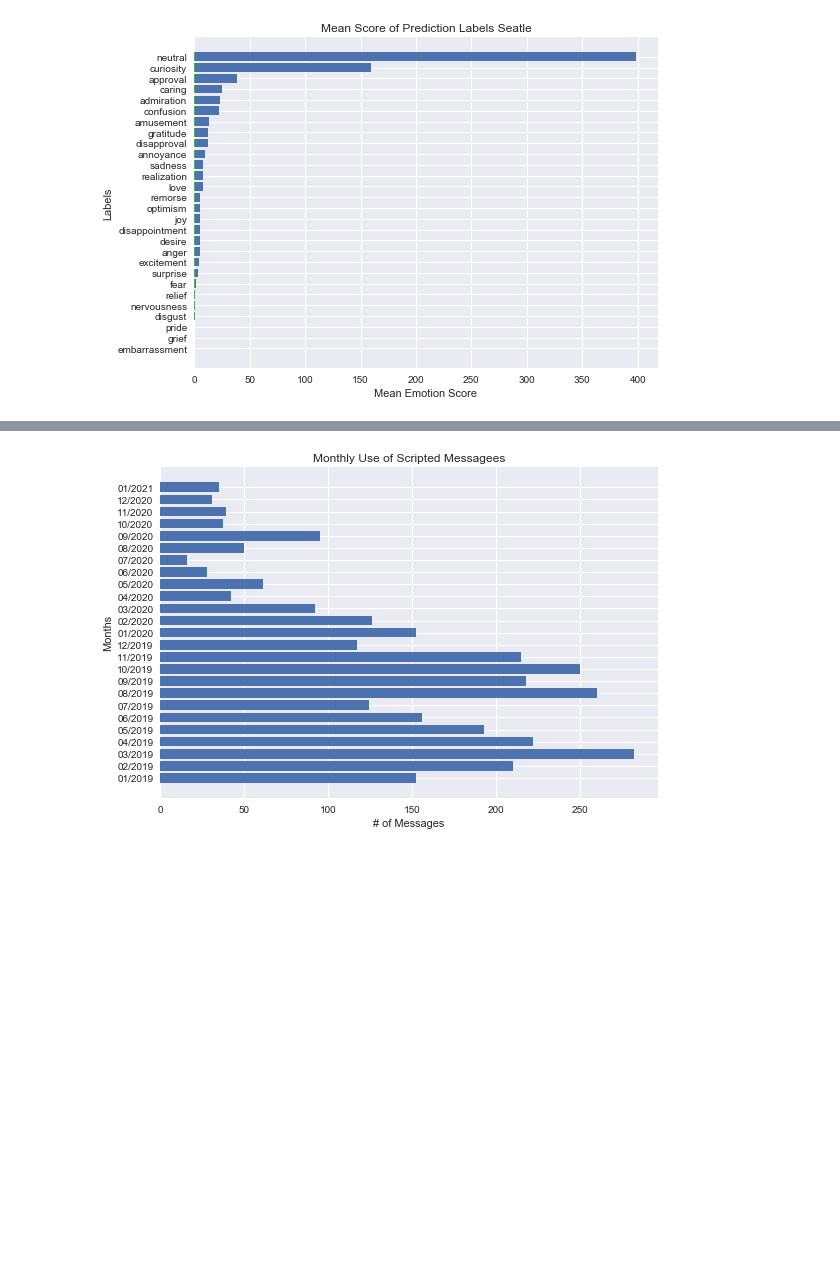
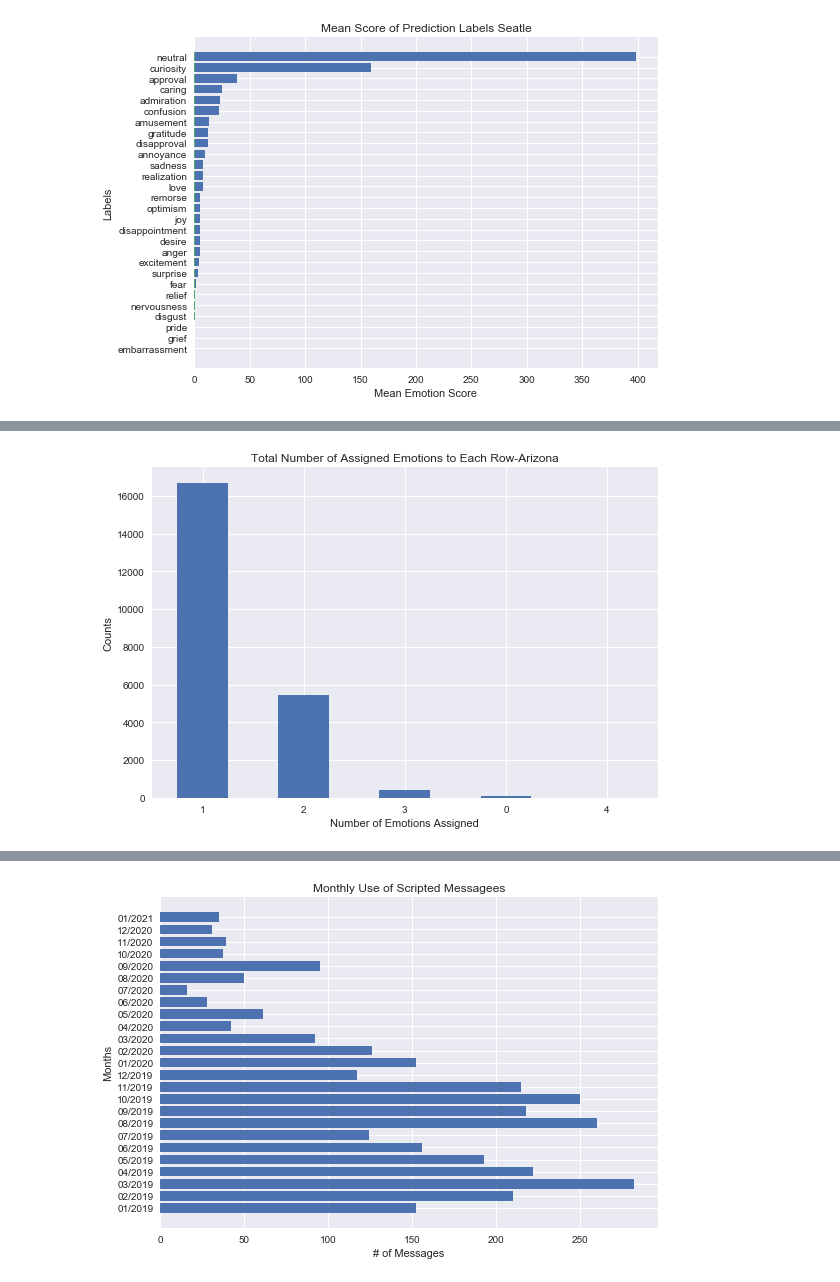
Before and after one commit to cdolfi/epik_open, a Jupyter notebook: notebooks/patrol_analysis.ipynb, the cells around one changed output, grey strips where cells are left out. Drawn from its saved outputs; the diff is of its cells as text; code cells hidden in the pictures; blank space fills up the shorter version.

```diff
--- a/notebooks/patrol_analysis.ipynb
+++ b/notebooks/patrol_analysis.ipynb
@@ -235,3 +239,5 @@ graph_freq(detroit,'Detriot')
 # %%
-graph_freq(az,'Arizona')
+graph_num(az,'Arizona')
+# %% [output]
+[figure, added]
 # %%
```
Also changed, not shown: parts of 24 cells of this notebook.
